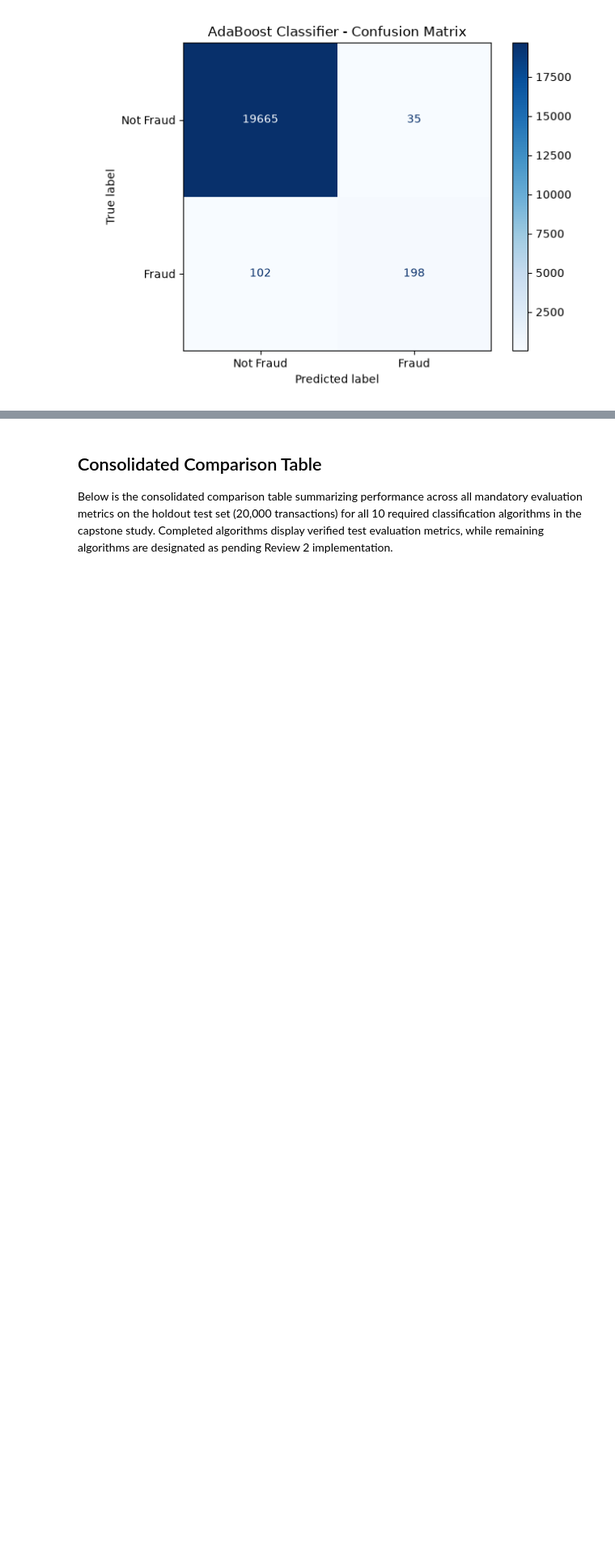
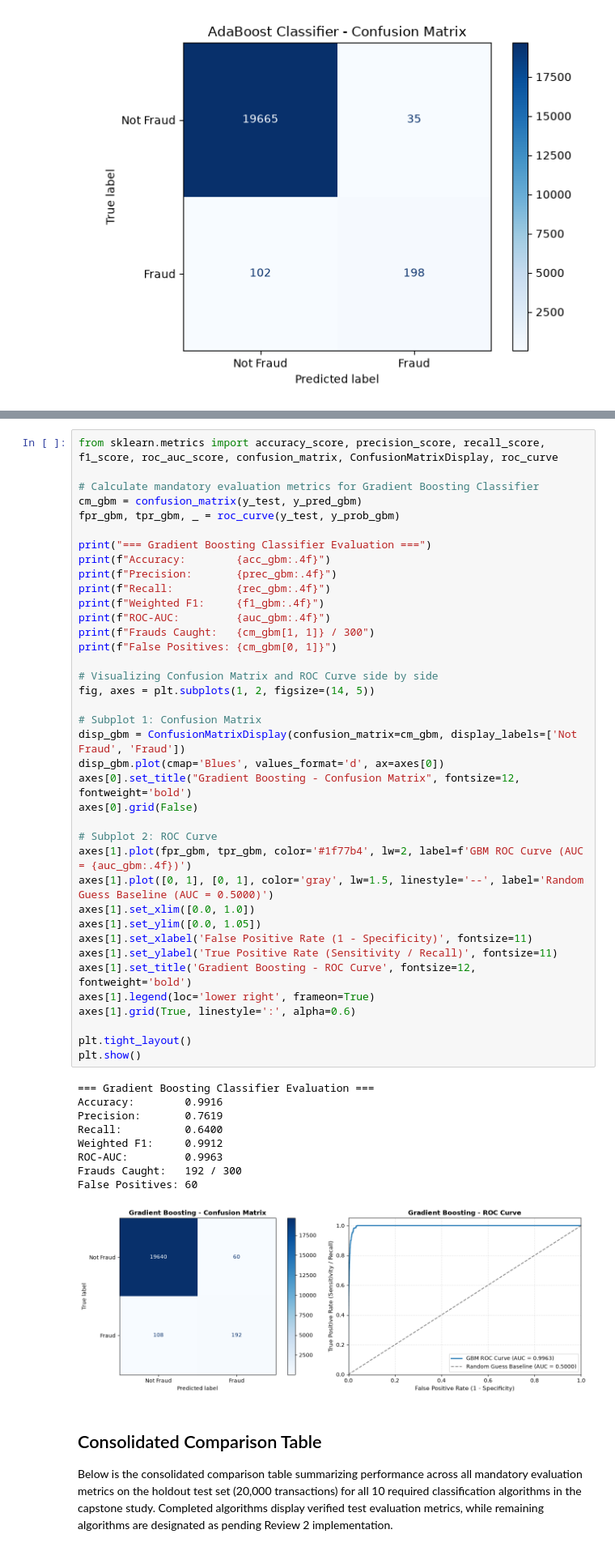
Before and after one commit to anish435/ML_capstone_project, a Jupyter notebook: notebooks/classification.ipynb, the cells around one changed output, grey strips where cells are left out. Shown at 81% size. Cells and saved outputs as stored; diff of their text form; blank space fills up the shorter version.

```diff
--- a/notebooks/classification.ipynb
+++ b/notebooks/classification.ipynb
@@ -1831,3 +1977,51 @@ ROC-AUC:         0.9971
+# %%
+from sklearn.metrics import accuracy_score, precision_score, recall_score, f1_score, roc_auc_score, confusion_matrix, ConfusionMatrixDisplay, roc_curve
+
+# Calculate mandatory evaluation metrics for Gradient Boosting Classifier
+cm_gbm = confusion_matrix(y_test, y_pred_gbm)
+fpr_gbm, tpr_gbm, _ = roc_curve(y_test, y_prob_gbm)
+
+print("=== Gradient Boosting Classifier Evaluation ===")
+print(f"Accuracy:        {acc_gbm:.4f}")
+print(f"Precision:       {prec_gbm:.4f}")
+print(f"Recall:          {rec_gbm:.4f}")
+print(f"Weighted F1:     {f1_gbm:.4f}")
+print(f"ROC-AUC:         {auc_gbm:.4f}")
+print(f"Frauds Caught:   {cm_gbm[1, 1]} / 300")
+print(f"False Positives: {cm_gbm[0, 1]}")
+
+# Visualizing Confusion Matrix and ROC Curve side by side
+fig, axes = plt.subplots(1, 2, figsize=(14, 5))
+
+# Subplot 1: Confusion Matrix
+disp_gbm = ConfusionMatrixDisplay(confusion_matrix=cm_gbm, display_labels=['Not Fraud', 'Fraud'])
+disp_gbm.plot(cmap='Blues', values_format='d', ax=axes[0])
+axes[0].set_title("Gradient Boosting - Confusion Matrix", fontsize=12, fontweight='bold')
+axes[0].grid(False)
+
+# Subplot 2: ROC Curve
+axes[1].plot(fpr_gbm, tpr_gbm, color='#1f77b4', lw=2, label=f'GBM ROC Curve (AUC = {auc_gbm:.4f})')
+axes[1].plot([0, 1], [0, 1], color='gray', lw=1.5, linestyle='--', label='Random Guess Baseline (AUC = 0.5000)')
+axes[1].set_xlim([0.0, 1.0])
+axes[1].set_ylim([0.0, 1.05])
+axes[1].set_xlabel('False Positive Rate (1 - Specificity)', fontsize=11)
+axes[1].set_ylabel('True Positive Rate (Sensitivity / Recall)', fontsize=11)
+axes[1].set_title('Gradient Boosting - ROC Curve', fontsize=12, fontweight='bold')
+axes[1].legend(loc='lower right', frameon=True)
+axes[1].grid(True, linestyle=':', alpha=0.6)
+
+plt.tight_layout()
+plt.show()
+# %% [output]
+=== Gradient Boosting Classifier Evaluation ===
+Accuracy:        0.9916
+Precision:       0.7619
+Recall:          0.6400
+Weighted F1:     0.9912
+ROC-AUC:         0.9963
+Frauds Caught:   192 / 300
+False Positives: 60
+[figure, added]
 # %% [markdown]
 ## Consolidated Comparison Table
 
```
Also changed, not shown: parts of 11 cells of this notebook, 1 other file.
